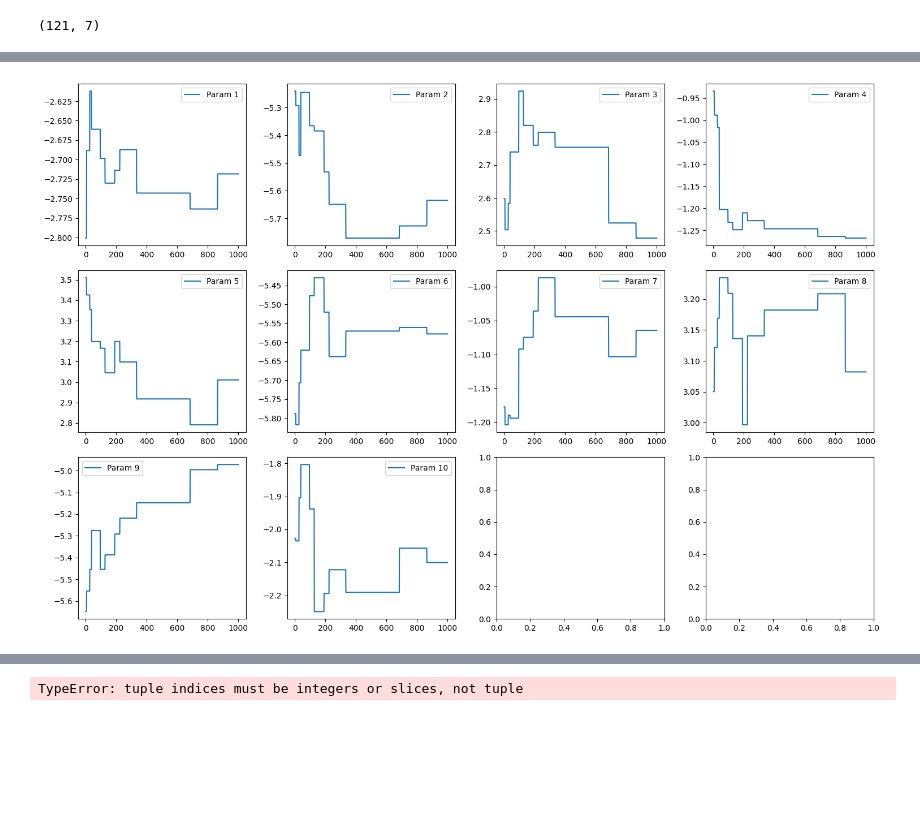
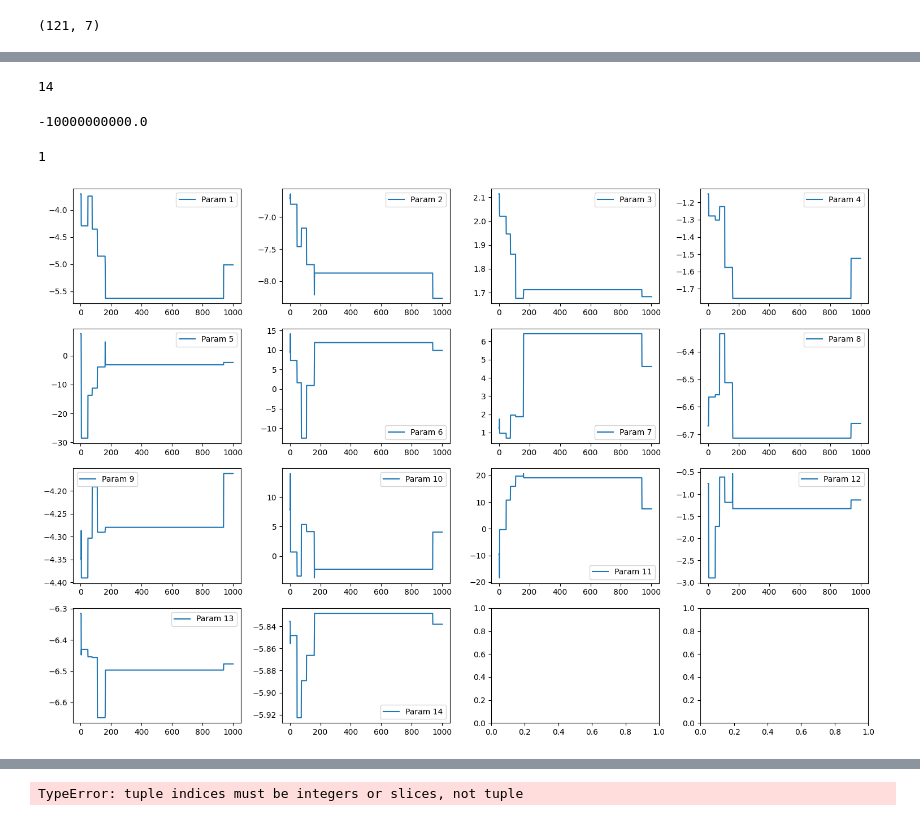
Before and after one commit to hunter-lybbert/uw-central, a Jupyter notebook: disease_dynamics/final_project/mcmc_seasonality.ipynb, the cells around one changed output, grey strips where cells are left out. Drawn from its saved outputs; the diff is of its cells as text; code cells hidden in the pictures; blank space fills up the shorter version.

```diff
--- a/disease_dynamics/final_project/mcmc_seasonality.ipynb
+++ b/disease_dynamics/final_project/mcmc_seasonality.ipynb
@@ -141,4 +140,20 @@ for data in data_both:
+# %%
+len(init_guess_params)
+# %% [output]
+14
+# %%
+horrible_guess
+# %% [output]
+-10000000000.0
 # %%
+proposal_standard_dev = np.array([
+    0.5, 0.5, 0.2, 0.2, # beta, gamma, season, peak
+    10, 10, 1, 0.1, 0.1, # s_init_ny, i_init_ny, rho_ny, mu_ny (death), sigma_ny (birth)
+    10, 10, 1, 0.1, 0.1, # s_init_vt, i_init_vt, rho_vt, mu_vt (death), sigma_vt (birth)
+])
+num_params = len(init_guess_params)
+
+
 current_params = init_guess_params + proposal_draw(
     proposal_standard_dev=proposal_standard_dev,
     rng=rng,
@@ -173,32 +188,36 @@ all_steps = {
     "log_likelihood": [current_log_likelihood],
     "current_latent": current_latent,
 }
+# %%
+guess_attempt
+# %% [output]
+1
 # %%
 # Running MCMC steps
 all_steps = run_mcmc(
     n_steps=1_000,
     all_steps=all_steps,
-    proposal_standard_dev=np.array([.1, .1, .1, .1, .1, .1, .1, .1, .1, .1]),  # Proposal SDs, adjust as needed
+    proposal_standard_dev=proposal_standard_dev,  # Proposal SDs, adjust as needed np.array([.1, .1, .1, .1, .1, .1, .1, .1, .1, .1])
     observed_data=observed_data,
     num_time_steps=num_time_steps,
     rng=rng,
 )
 # %%
 # Plotting parameter chains with target lines
-fig, axs = plt.subplots(3, 4, figsize=(15, 10))  # 3 rows, 4 cols layout
+fig, axs = plt.subplots(4, 4, figsize=(15, 10))  # 3 rows, 4 cols layout
 axs = axs.flatten()
 
 for par_num in range(num_params):
     # ylim = (np.min(all_steps["chain"][par_num, :]), np.max(all_steps["chain"][par_num, :]))
     axs[par_num].plot(all_steps["chain"][par_num, :], label=f"Param {par_num+1}")
     # axs[par_num].axhline(target_vector[par_num], color='red', linewidth=2, label="Target")
     # axs[par_num].set_ylim(ylim)
     axs[par_num].legend()
 
 plt.tight_layout()
 plt.show()
 # %% [output]
-[figure, old version]
+[figure, new version]
 # %%
 # Plot observed data
 fig, ax = plt.subplots(1, 2, figsize=(10, 3), sharey=True)
```
Also changed, not shown: parts of 3 cells of this notebook, 2 other files.
